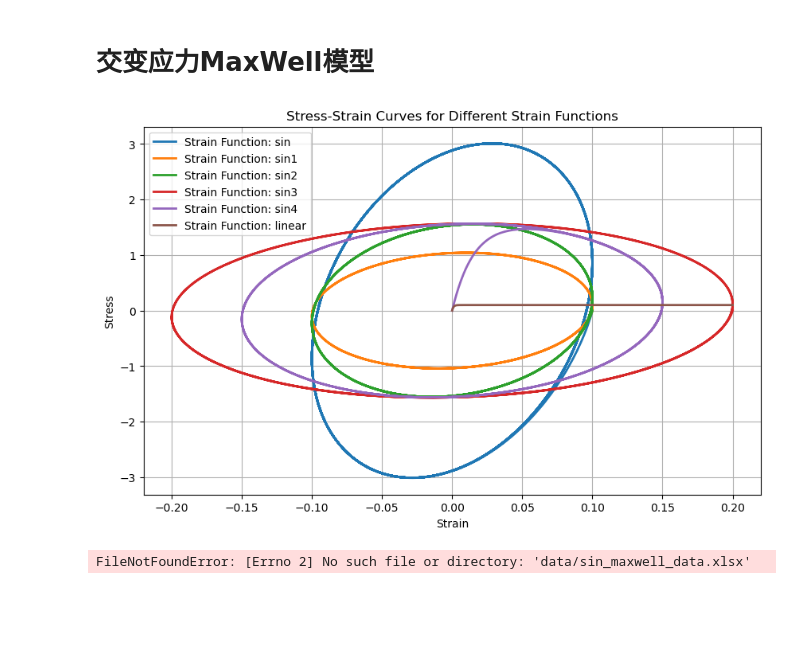
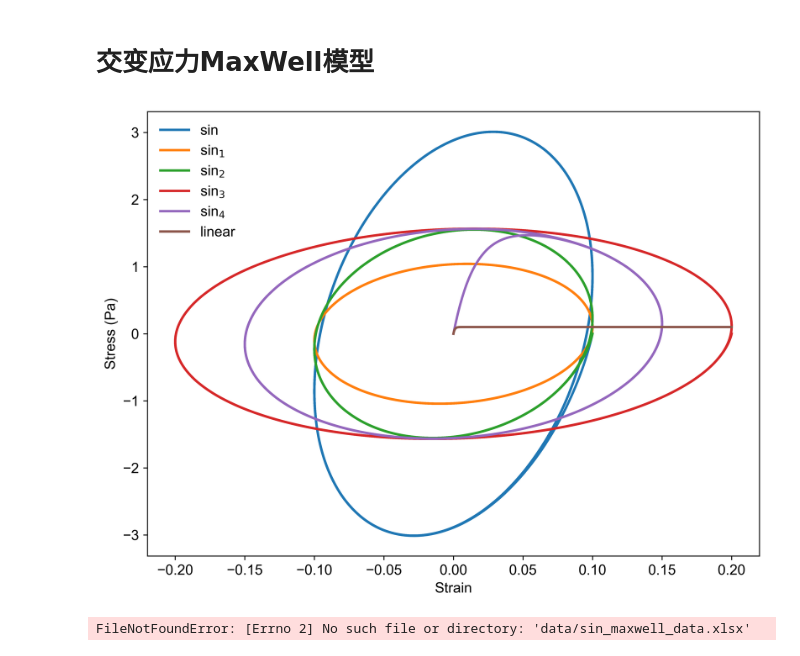
Before and after one commit to xiaolihuamao/Constitutive_Equation, a Jupyter notebook: stress_strain_fitting/data_generator.ipynb, the cells around one changed output. Cells and saved outputs as stored; diff of their text form; code cells hidden in the pictures; blank space fills up the shorter version.

```diff
--- a/stress_strain_fitting/data_generator.ipynb
+++ b/stress_strain_fitting/data_generator.ipynb
@@ -202,6 +202,8 @@ print(df.head(10))
 # %% [markdown]
 # 交变应力MaxWell模型
 # %%
+plt.rcParams['font.family'] = 'Arial'  # 设置字体为 Arial
+plt.rcParams['font.size'] = 12
 # 定义 calc_stress 函数
 def calc_stress(E, eta, strain_func, N, T):
     """
@@ -252,45 +254,44 @@ T = 2 * np.pi / omega  # 周期
 N = 2000  # 时间步数
 
 # 创建Excel写入器
 writer = pd.ExcelWriter('data/sin_maxwell_protocols_data.xlsx', engine='xlsxwriter')
 
 # 绘制应力-应变曲线
-plt.figure(figsize=(10, 6))
+fig, ax = plt.subplots(figsize=(8, 6), dpi=600)
 
 # 定义应变函数列表
 strain_functions = [
     ("sin", strain_sin),
-    ("sin1", strain_sin1),
-    ("sin2", strain_sin2),
-    ("sin3", strain_sin3),
-    ("sin4",strain_sin4),
+    ("sin$_{1}$", strain_sin1),
+    ("sin$_{2}$", strain_sin2),
+    ("sin$_{3}$", strain_sin3),
+    ("sin$_{4}$",strain_sin4),
     ("linear",strain_linear)
 ]
 n=1
 for name, strain_func in strain_functions:
     # 计算应力-应变数据
     time, strain, stress,strain_rate = calc_stress(E, eta, strain_func, N, 10 * T)
 
     # 创建DataFrame
     data = pd.DataFrame({'Time': time, 'Strain': strain, 'Stress': stress,'n':[n]*len(time),'Strain_rate':strain_rate})
     n=n+1
     # 将数据写入Excel文件的不同工作簿
     data.to_excel(writer, sheet_name=name, index=False)
 
     # 绘制曲线
-    plt.plot(strain, stress, label=f'Strain Function: {name}', linewidth=2)
+    ax.plot(strain, stress, label=f'{name}', linewidth=2)
 
 # 保存Excel文件
 writer.close()
 
-plt.xlabel('Strain')
-plt.ylabel('Stress')
-plt.title('Stress-Strain Curves for Different Strain Functions')
-plt.legend()
-plt.grid(True)
+ax.set_xlabel('Strain',fontsize=12)
+ax.set_ylabel('Stress (Pa)')
+ax.legend(loc='upper left', frameon=False,fontsize=12)
+plt.tight_layout()
 plt.show()
 # %% [output]
-[figure, old version]
+[figure, new version]
 # %%
 # 读取Excel文件
 file_path = 'data/sin_maxwell_data.xlsx'
```
Also changed, not shown: 2 other files.
